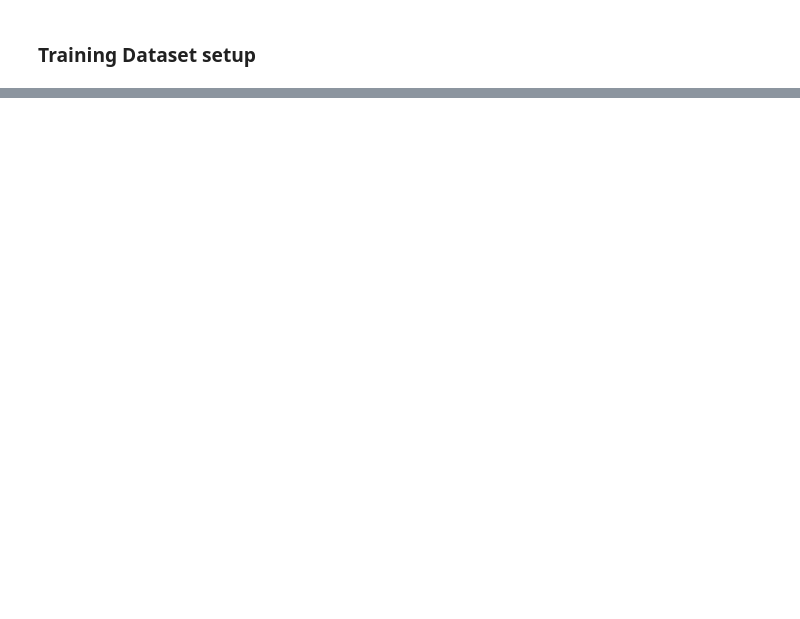
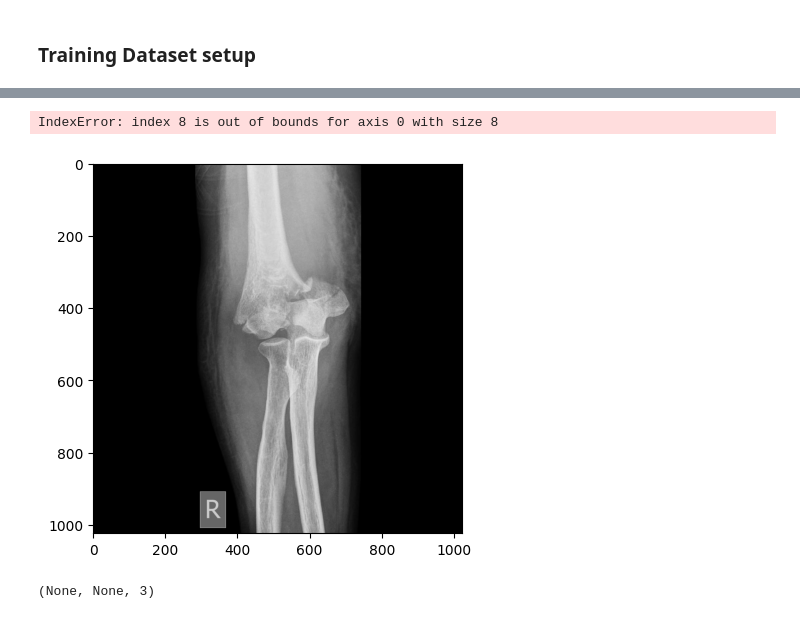
Before and after one commit to vivekpatel99/bone-fracture-detection-pytorch, a Jupyter notebook: 01_preprocessing.ipynb, the cells around one changed output, grey strips where cells are left out. Cells and saved outputs as stored; diff of their text form; code cells hidden in the pictures; blank space fills up the shorter version.

```diff
--- a/01_preprocessing.ipynb
+++ b/01_preprocessing.ipynb
@@ -224,0 +396,35 @@ data = tf.data.Dataset.from_tensor_slices((image_paths, classes, bbox))
+# %%
+def plot_yolo_obb_annotations(image_path, annotations):
+    # Read the image
+    # image = cv2.imread(image_path)
+    image = cv2.cvtColor(image_path, cv2.COLOR_BGR2RGB)
+
+    # Plot the image
+    plt.imshow(image)
+
+    # Extract class label and coordinates
+    points = [(annotations[i], annotations[i+1])
+              for i in range(1, len(annotations), 2)]
+
+    # Plot the annotations
+    for i in range(len(points)):
+        plt.plot([points[i][0] * image.shape[1], points[i+1][0] * image.shape[1]],
+                 [points[i][1] * image.shape[0], points[i+1][1] * image.shape[0]], 'r-')
+
+    # Connect the last point to the first point to close the polygon
+    # plt.plot([points[-1][0] * image.shape[1], points[0][0] * image.shape[1]],
+    #          [points[-1][1] * image.shape[0], points[0][1] * image.shape[0]], 'r-')
+
+    plt.show()
+
+
+plot_yolo_obb_annotations(images_path[0], bboxes[0])
+# %% [output]
+IndexError: index 8 is out of bounds for axis 0 with size 8
+[figure, added]
+# %%
+train_ds = train_data.map(load_dataset, num_parallel_calls=tf.data.AUTOTUNE)
+train_ds = train_ds.shuffle(BATCH_SIZE * 4)
+train_ds = train_ds.ragged_batch(BATCH_SIZE, drop_remainder=True)
+# %% [output]
+(None, None, 3)
```
Also changed, not shown: parts of 25 cells of this notebook, 2 other files.
